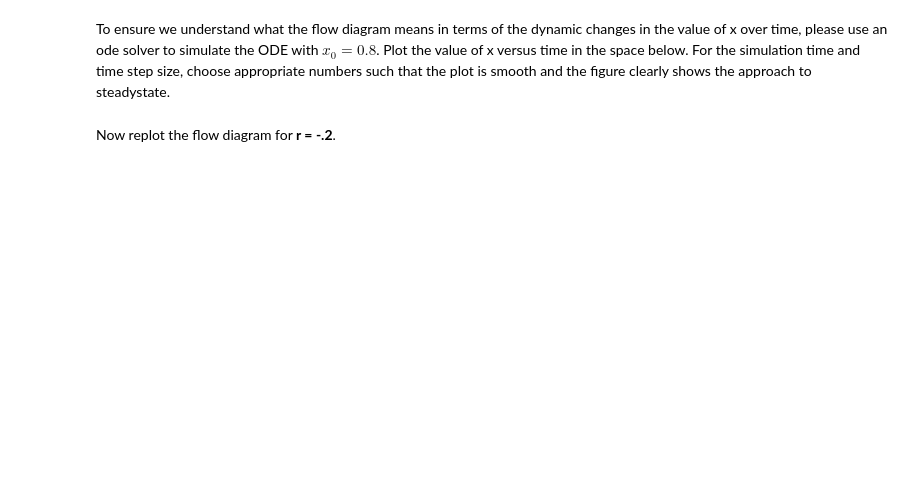
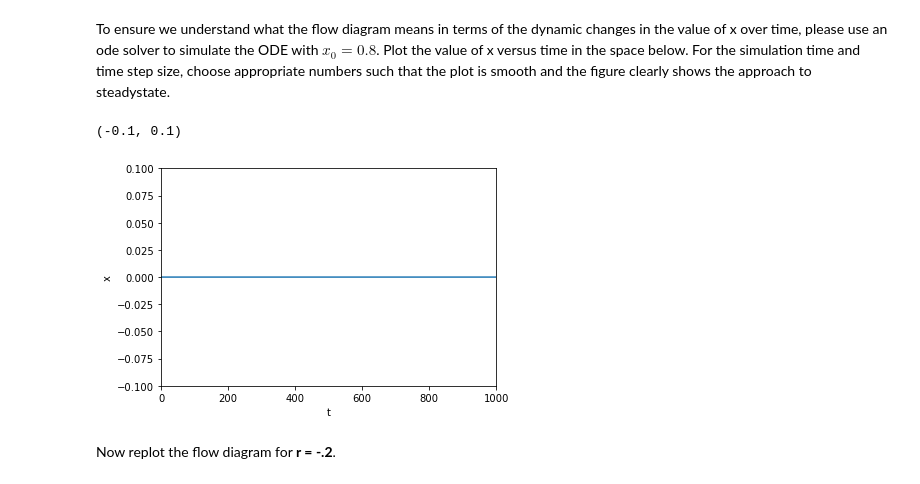
Before and after one commit to mdsnbutler/ChE_2410-Public-Repo, a Jupyter notebook: Homework/Homework 7 Flow on a Line.ipynb, the cells around one changed output. Drawn from its saved outputs; the diff is of its cells as text; code cells hidden in the pictures; blank space fills up the shorter version.

```diff
--- a/Homework/Homework 7 Flow on a Line.ipynb
+++ b/Homework/Homework 7 Flow on a Line.ipynb
@@ -12,4 +35,17 @@ In the cell below answer : How many steadystates are there and what are their *a
 # %% [markdown]
 To ensure we understand what the flow diagram means in terms of the dynamic changes in the value of x over time, please use an ode solver to simulate the ODE with $x_0 = 0.8$. Plot the value of x versus time in the space below. For the simulation time and time step size, choose appropriate numbers such that the plot is smooth and the figure clearly shows the approach to steadystate.
+# %%
+from scipy.integrate import odeint
+
+x = odeint(func, y0 = 0.8, t = timesteps, args = (r,))
+
+plt.plot(timesteps, x)
+plt.xlabel('t')
+plt.ylabel('x')
+plt.xlim(0, 1000)
+plt.ylim(-.1, .1)
+# %% [output]
+(-0.1, 0.1)
+[figure, added]
 # %% [markdown]
 Now replot the flow diagram for **r = -.2**.
```
Also changed, not shown: parts of 6 cells of this notebook.
